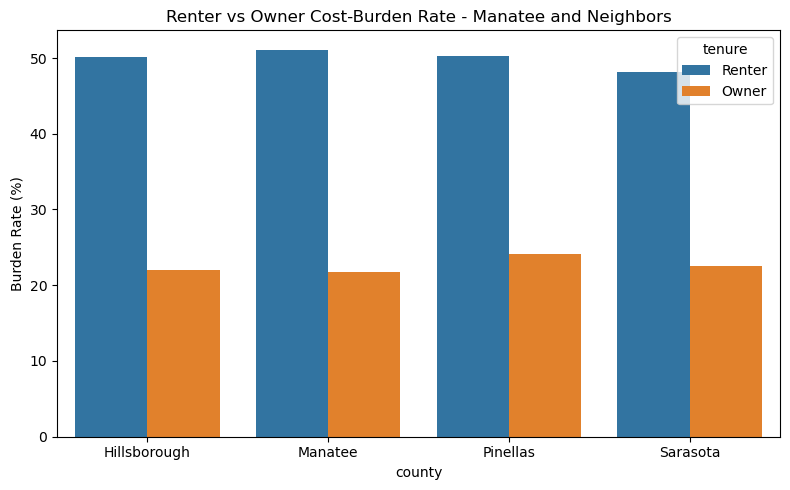
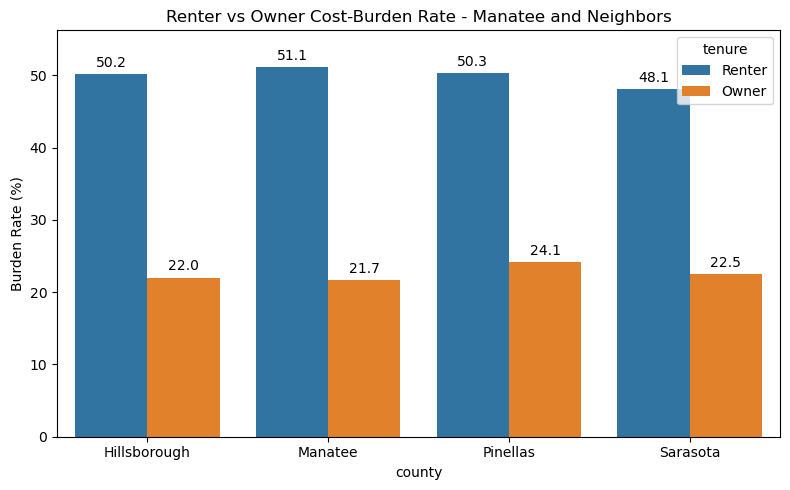
Unified diff of the notebook cell whose output changed from the first chart to the second:
--- before
+++ after
@@ -37,7 +37,11 @@
 
 plt.figure(figsize=(8, 5))
-sns.barplot(data=compare, x='county', y='burden_rate', hue='tenure')
+ax = sns.barplot(data=compare, x='county', y='burden_rate', hue='tenure')
 plt.title('Renter vs Owner Cost-Burden Rate - Manatee and Neighbors')
 plt.ylabel('Burden Rate (%)')
+# Seaborn makes one bar container per hue group, so label each to cover every bar.
+for container in ax.containers:
+    ax.bar_label(container, fmt='%.1f', padding=3)
+plt.margins(y=0.1)  # Add headroom above the bars so the top labels don't clip.
 plt.tight_layout()
 plt.savefig('../outputs/figures/renter_owner_bar.png')

Commit: Update README.md for clarity on ACS medians and refine notebook execution counts; enhance data processing comments in housing cost burden analysis.